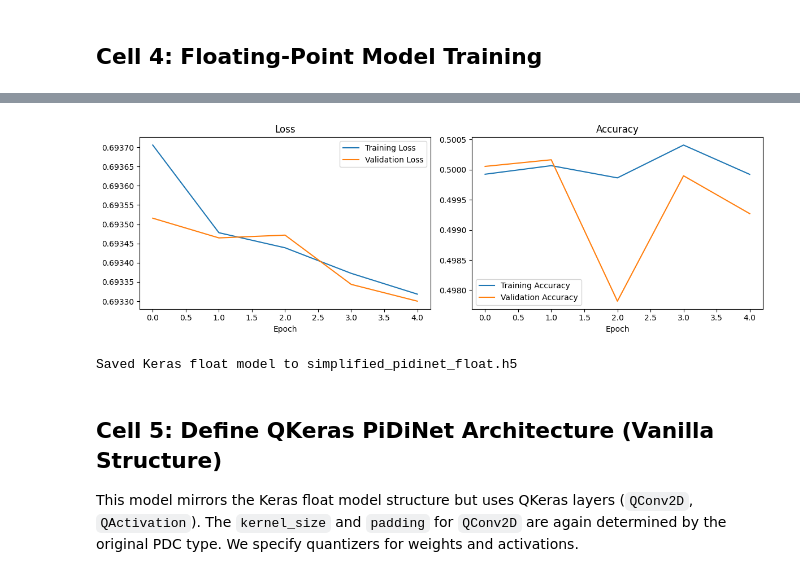
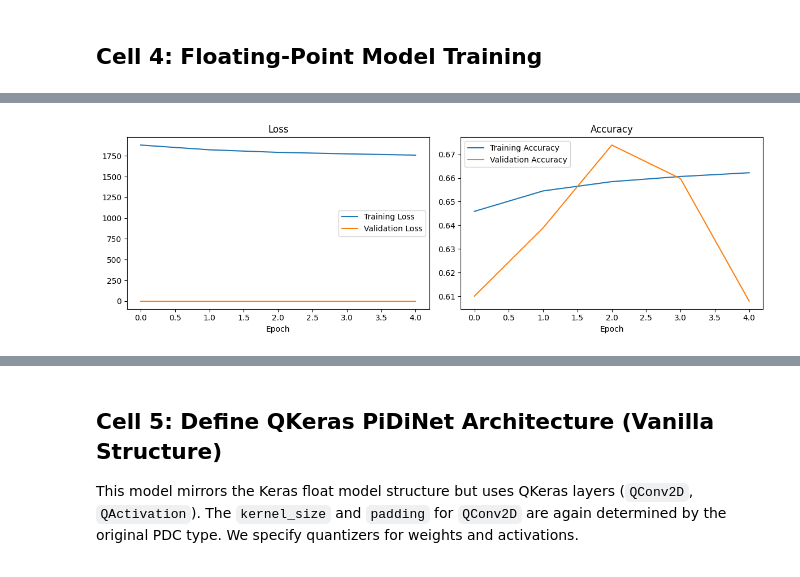
Before and after one commit to rolson24/pidinet_torch_upgrade, a Jupyter notebook: simplified_pidinet_hls4ml.ipynb, the cells around one changed output, grey strips where cells are left out. Saved outputs shown, nothing was run; the diff lists cells and outputs as text; code cells hidden in the pictures.

```diff
--- a/simplified_pidinet_hls4ml.ipynb
+++ b/simplified_pidinet_hls4ml.ipynb
@@ -85,7 +123,7 @@ USE_DIL = True # Example flag for CDCM
 # Example: ['cd', 'cd', 'cd', 'ad', 'ad'] # init + 2*2 blocks
 PDC_CONFIG = ['cd', 'cd', 'cd', 'ad', 'ad']
 INPUT_SHAPE = (128, 128, 3) # Example input shape
-NUM_CLASSES = 1 # For edge detection (binary)
+NUM_CLASSES = 1 # For edge detection (binary) - Adjusted for edge map labels
 
 # --- Helper Function: Get Standard Conv Params from PDC Type ---
 def get_pdc_params(original_pdc_type):
@@ -170,9 +208,9 @@ def build_simplified_keras_pidinet(input_shape, pdc_config, initial_filters, num
     target_h, target_w = input_shape[0], input_shape[1]
 
     for i, stage_out in enumerate(stage_outputs):
-        # Simplified: Reduce channels, then upsample
+        # Simplified: Reduce channels to NUM_CLASSES (1), then upsample
         # In full PiDiNet, CDCM/CSAM might be here
-        reduced = layers.Conv2D(1, kernel_size=1, padding='same', use_bias=False, name=f'reduce_{i}')(stage_out)
+        reduced = layers.Conv2D(NUM_CLASSES, kernel_size=1, padding='same', use_bias=False, name=f'reduce_{i}')(stage_out)
 
         # Upsample to original input size
         # Check if upsampling is needed
@@ -298,9 +543,13 @@ EPOCHS = 5 # Use more epochs for real training
 LEARNING_RATE = 0.001
 
 # --- Compile and Train ---
+# Use the custom RCF loss function defined in Cell 3
 keras_model.compile(optimizer=tf.keras.optimizers.Adam(learning_rate=LEARNING_RATE),
-                    loss=tf.keras.losses.BinaryCrossentropy(),
-                    metrics=['accuracy']) # Use appropriate metrics for edge detection (e.g., IoU, F1-score)
+                    # loss=tf.keras.losses.BinaryCrossentropy(from_logits=False),
+                    loss=cross_entropy_loss_RCF_tf,
+                    metrics=['accuracy'], # Accuracy might still be misleading, consider IoU/F1 later
+                    # run_eagerly=False) # Enable eager execution for debugging prints
+                    run_eagerly=True) # Enable eager execution for debugging prints
 
 print("\nTraining Keras float model...")
 history = keras_model.fit(train_dataset,
@@ -333,0 +601 @@ Epoch 1/5
+[figure, new version]
@@ -364,5 +603,3 @@ Epoch 5/5
-[figure, old version]
-Saved Keras float model to simplified_pidinet_float.h5
 # %% [markdown]
 ## Cell 5: Define QKeras PiDiNet Architecture (Vanilla Structure)
 
```
Also changed, not shown: parts of 12 cells of this notebook, 1 other file.
